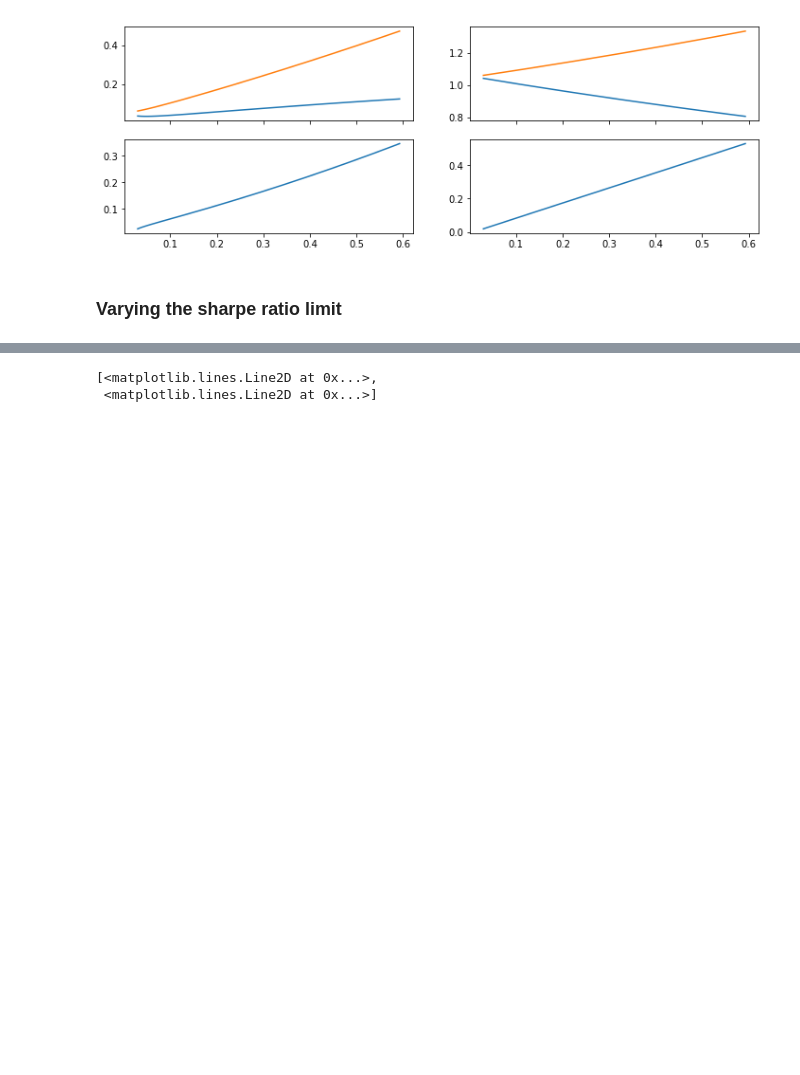
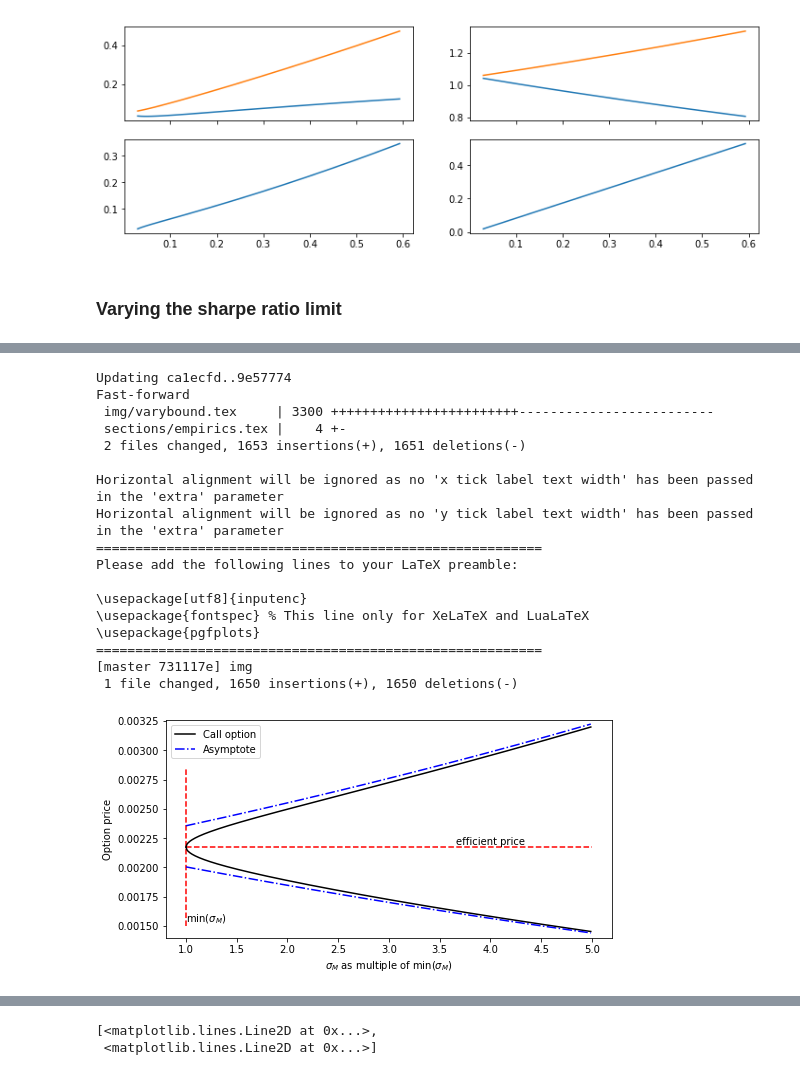
Before and after one commit to sebasv/thesis, a Jupyter notebook: Simulations.ipynb, the cells around one changed output, grey strips where cells are left out. Drawn from its saved outputs; the diff is of its cells as text; code cells hidden in the pictures; blank space fills up the shorter version.

```diff
--- a/Simulations.ipynb
+++ b/Simulations.ipynb
@@ -190,0 +196,47 @@ ax1.plot(X, c+b/a*np.sqrt(np.power(X,2)-np.power(a,2)), 'r-.', X, c-b/a*np.sqrt(
+# %%
+a,b,c = -_qS/_sS,.0002, .00222#.0033,.08355
+fig, ax = plt.subplots(figsize=(8,4))
+ax.plot(X/a, YF.T[0], 'k')
+ax.plot(X/a, YF.T[1], 'k', label='Call option')
+ax.plot(X/a, YV.T[0], 'b-.')
+ax.plot(X/a, YV.T[1], 'b-.', label='Asymptote')
+
+
+ax.vlines(1, .0015, .00285, 'r', 'dashed')
+ax.text(1, .0015, '$\min(\sigma_M)$', horizontalalignment='left', verticalalignment='bottom', withdash=True)
+
+ax.hlines(.002175, 1, 5, 'r', 'dashed')
+ax.text(4, .002175, 'efficient price', horizontalalignment='center', verticalalignment='bottom')
+
+# d = 1.0
+# ax.plot(X/a, c+b/a*X*d, 'b-.')
+# ax.plot(X/a, c-b/a*X/d, 'b-.', label='asymptote $\gamma_t$')
+# _sV,_r,_qS,_qV,_sV,_sS,_Sh, _sS*_sV**2
+ax.set_xlabel('$\sigma_M$ as multiple of $\min(\sigma_M)$')
+ax.set_ylabel('Option price')
+ax.set_ylim(.0014,0.003255)
+
+plt.legend()
+
+print(subprocess.check_output(r'cd ..\scriptie\ && git pull', shell=True).decode('utf-8'))
+tikz_save('../scriptie/img/varybound.tex', figureheight='2.5in', figurewidth='4in')
+print(subprocess.check_output(r'cd ..\scriptie\ && git commit -a -m "img" && git push', shell=True).decode('utf-8'))
+# %% [output]
+Updating ca1ecfd..9e57774
+Fast-forward
+ img/varybound.tex     | 3300 ++++++++++++++++++++++++-------------------------
+ sections/empirics.tex |    4 +-
+ 2 files changed, 1653 insertions(+), 1651 deletions(-)
+
+Horizontal alignment will be ignored as no 'x tick label text width' has been passed in the 'extra' parameter
+Horizontal alignment will be ignored as no 'y tick label text width' has been passed in the 'extra' parameter
+=========================================================
+Please add the following lines to your LaTeX preamble:
+
+\usepackage[utf8]{inputenc}
+\usepackage{fontspec} % This line only for XeLaTeX and LuaLaTeX
+\usepackage{pgfplots}
+=========================================================
+[master 731117e] img
+ 1 file changed, 1650 insertions(+), 1650 deletions(-)
+[figure, added]
```
Also changed, not shown: parts of 10 cells of this notebook, 1 other file.
